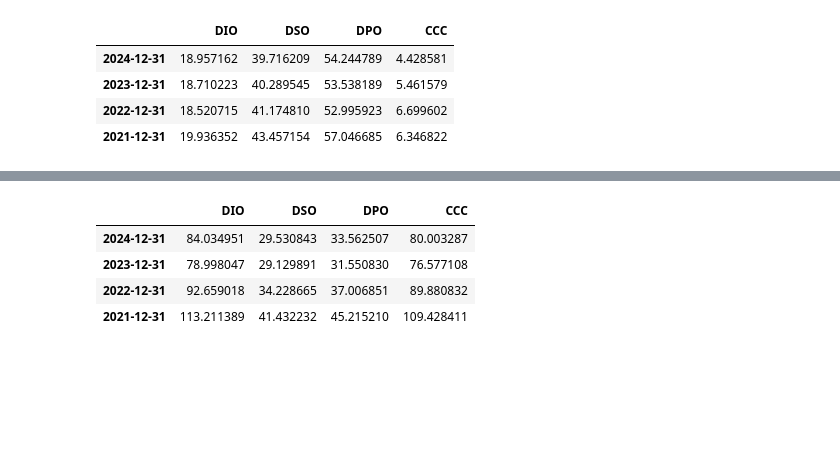
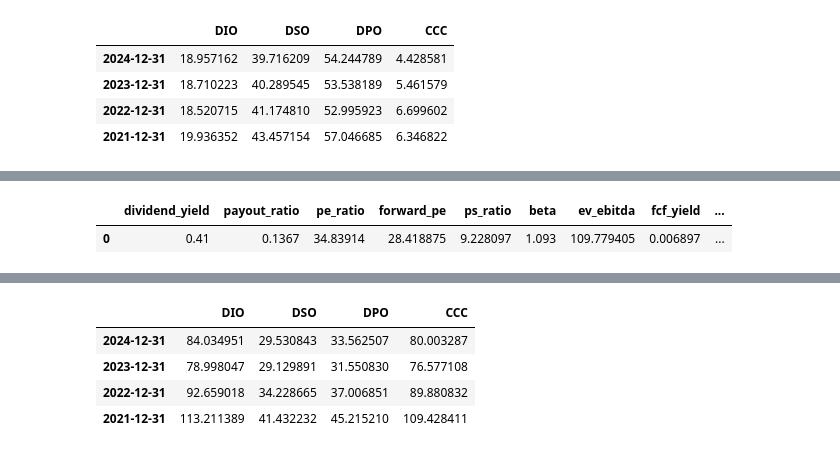
Before and after one commit to lorenzo1285/FinRatioAnalysis, a Jupyter notebook: example/example.ipynb, the cells around one changed output, grey strips where cells are left out. Saved outputs shown, nothing was run; the diff lists cells and outputs as text; code cells hidden in the pictures; blank space fills up the shorter version.

```diff
--- a/example/example.ipynb
+++ b/example/example.ipynb
@@ -108,0 +229,9 @@ GOOG Valuation & Growth Metrics:
+# %%
+# Example: Quarterly VCG analysis for Apple
+aapl_quarterly = FinRatioAnalysis('AAPL', freq='quarterly')
+
+print("Apple ROIC - Last 4 Quarters:")
+display(aapl_quarterly.return_ratios()[['ROIC']])
+
+print("\nApple Valuation Metrics (Quarterly):")
+display(aapl_quarterly.valuation_growth_metrics()[['pe_ratio', 'ev_ebitda', 'fcf_yield']])
@@ -108,0 +249,5 @@ GOOG Valuation & Growth Metrics:
+# %%
+aapl_quarterly.valuation_growth_metrics()
+# %% [output]
+|  | dividend_yield | payout_ratio | pe_ratio | forward_pe | ps_ratio | beta | ev_ebitda | fcf_yield | ... |
+| 0 | 0.41 | 0.1367 | 34.83914 | 28.418875 | 9.228097 | 1.093 | 109.779405 | 0.006897 | ... |
```
Also changed, not shown: parts of 30 cells of this notebook, 3 other files.
